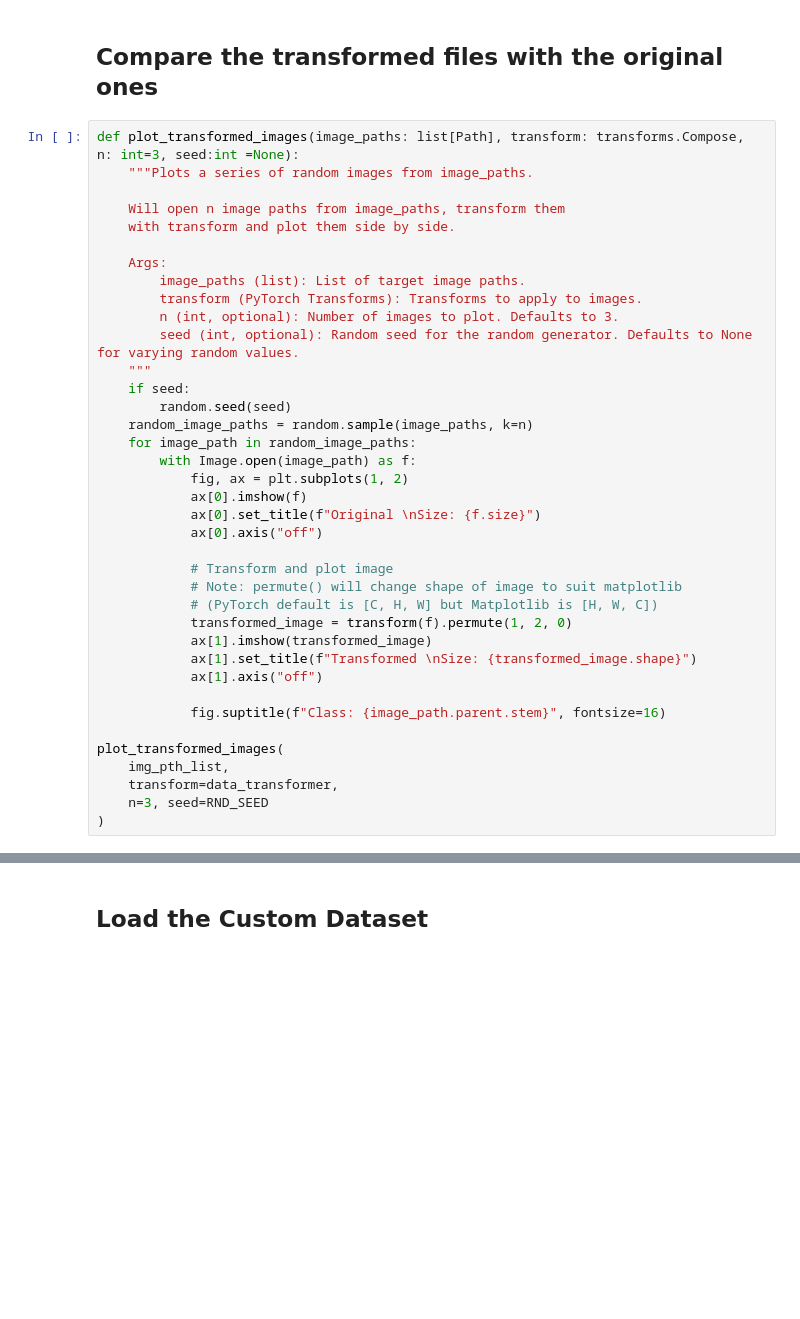
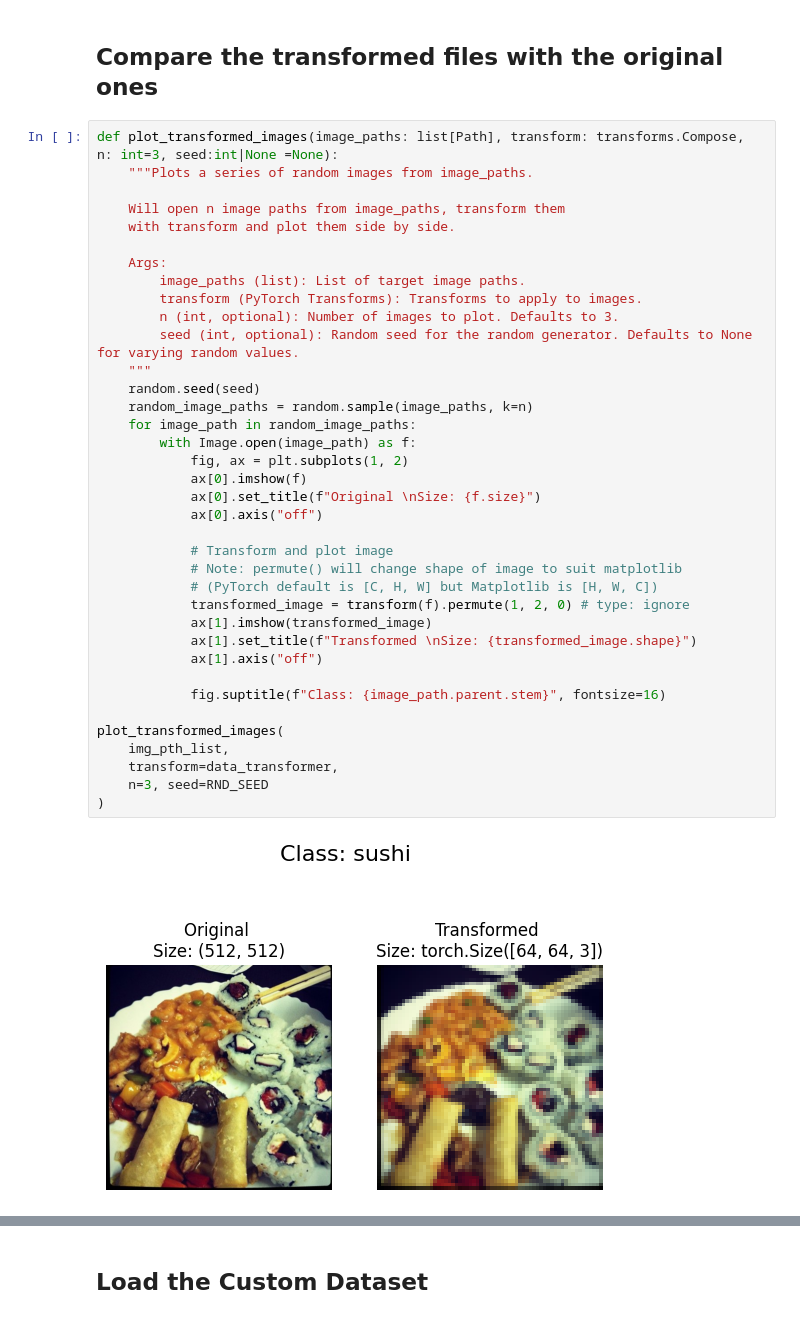
Before and after one commit to maykon-marcos-jr/ML-Learning, a Jupyter notebook: notebooks/PyTorch/05_Custom_Datasets.ipynb, the cells around one changed output, grey strips where cells are left out. Cells and saved outputs as stored; diff of their text form; blank space fills up the shorter version.

```diff
--- a/notebooks/PyTorch/05_Custom_Datasets.ipynb
+++ b/notebooks/PyTorch/05_Custom_Datasets.ipynb
@@ -134,40 +175,41 @@ data_transformer(rnd_img)
 # %% [markdown]
 ## Compare the transformed files with the original ones
 # %%
-def plot_transformed_images(image_paths: list[Path], transform: transforms.Compose, n: int=3, seed:int =None):
+def plot_transformed_images(image_paths: list[Path], transform: transforms.Compose, n: int=3, seed:int|None =None):
     """Plots a series of random images from image_paths.
 
     Will open n image paths from image_paths, transform them
     with transform and plot them side by side.
 
     Args:
         image_paths (list): List of target image paths.
         transform (PyTorch Transforms): Transforms to apply to images.
         n (int, optional): Number of images to plot. Defaults to 3.
         seed (int, optional): Random seed for the random generator. Defaults to None for varying random values.
     """
-    if seed:
-        random.seed(seed)
+    random.seed(seed)
     random_image_paths = random.sample(image_paths, k=n)
     for image_path in random_image_paths:
         with Image.open(image_path) as f:
             fig, ax = plt.subplots(1, 2)
             ax[0].imshow(f)
             ax[0].set_title(f"Original \nSize: {f.size}")
             ax[0].axis("off")
 
             # Transform and plot image
             # Note: permute() will change shape of image to suit matplotlib
             # (PyTorch default is [C, H, W] but Matplotlib is [H, W, C])
-            transformed_image = transform(f).permute(1, 2, 0)
+            transformed_image = transform(f).permute(1, 2, 0) # type: ignore
             ax[1].imshow(transformed_image)
             ax[1].set_title(f"Transformed \nSize: {transformed_image.shape}")
             ax[1].axis("off")
 
             fig.suptitle(f"Class: {image_path.parent.stem}", fontsize=16)
 
 plot_transformed_images(
     img_pth_list,
     transform=data_transformer,
     n=3, seed=RND_SEED
 )
+# %% [output]
+[figure, added]
```
Also changed, not shown: parts of 29 cells of this notebook, 8 other files.
